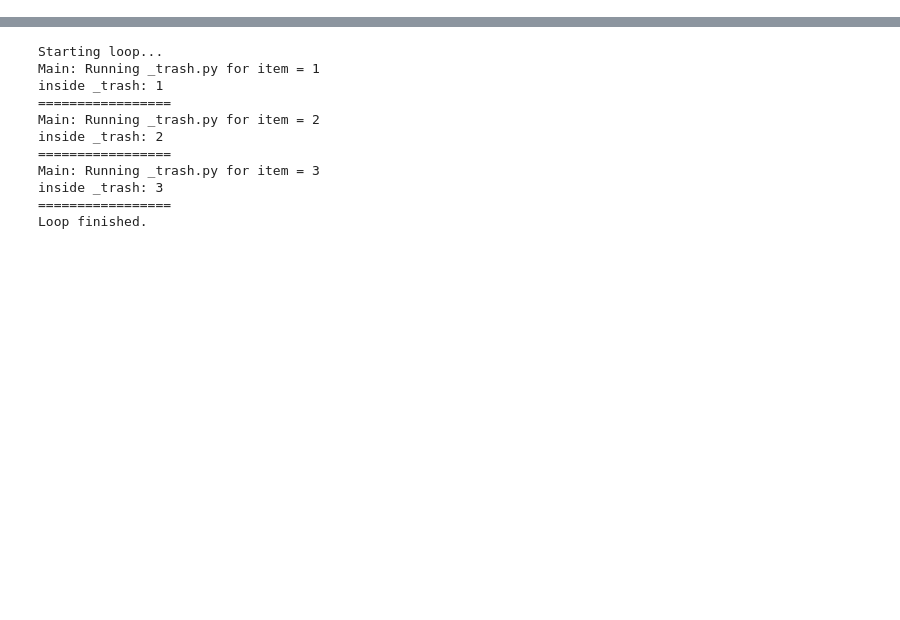
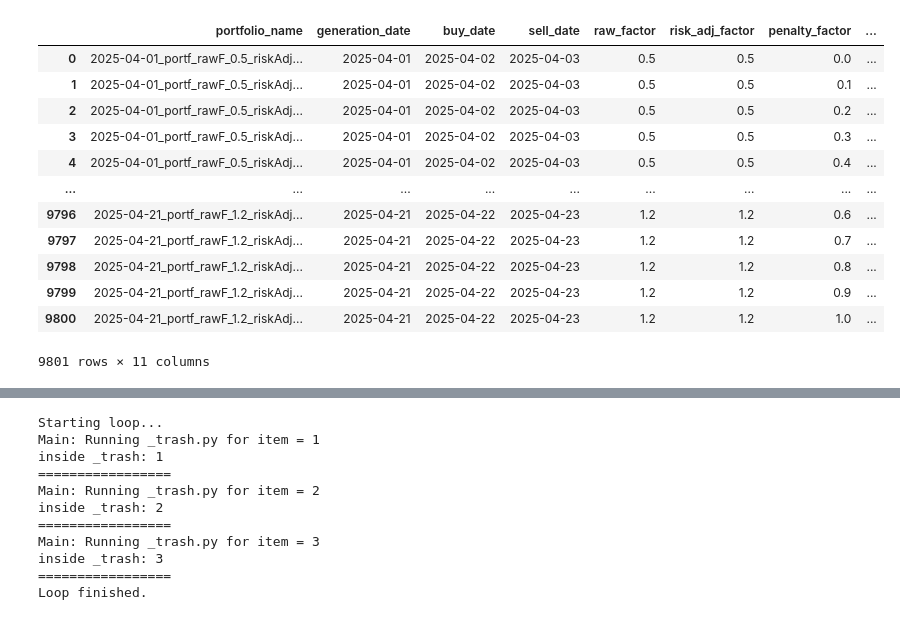
Before and after one commit to pympk/py311, a Jupyter notebook: stocks/notebooks/_working.ipynb, the cells around one changed output, grey strips where cells are left out. Cells and saved outputs as stored; diff of their text form; code cells hidden in the pictures; blank space fills up the shorter version.

```diff
--- a/stocks/notebooks/_working.ipynb
+++ b/stocks/notebooks/_working.ipynb
@@ -0,0 +1,19 @@
+# %%
+import pandas as pd
+
+df = pd.read_parquet('portfolio_returns_final.parquet')
+df
+# %% [output]
+|  | portfolio_name | generation_date | buy_date | sell_date | raw_factor | risk_adj_factor | penalty_factor | ... |
+| 0 | 2025-04-01_portf_rawF_0.5_riskAdj... | 2025-04-01 | 2025-04-02 | 2025-04-03 | 0.5 | 0.5 | 0.0 | ... |
+| 1 | 2025-04-01_portf_rawF_0.5_riskAdj... | 2025-04-01 | 2025-04-02 | 2025-04-03 | 0.5 | 0.5 | 0.1 | ... |
+| 2 | 2025-04-01_portf_rawF_0.5_riskAdj... | 2025-04-01 | 2025-04-02 | 2025-04-03 | 0.5 | 0.5 | 0.2 | ... |
+| 3 | 2025-04-01_portf_rawF_0.5_riskAdj... | 2025-04-01 | 2025-04-02 | 2025-04-03 | 0.5 | 0.5 | 0.3 | ... |
+| 4 | 2025-04-01_portf_rawF_0.5_riskAdj... | 2025-04-01 | 2025-04-02 | 2025-04-03 | 0.5 | 0.5 | 0.4 | ... |
+| ... | ... | ... | ... | ... | ... | ... | ... | ... |
+| 9796 | 2025-04-21_portf_rawF_1.2_riskAdj... | 2025-04-21 | 2025-04-22 | 2025-04-23 | 1.2 | 1.2 | 0.6 | ... |
+| 9797 | 2025-04-21_portf_rawF_1.2_riskAdj... | 2025-04-21 | 2025-04-22 | 2025-04-23 | 1.2 | 1.2 | 0.7 | ... |
+| 9798 | 2025-04-21_portf_rawF_1.2_riskAdj... | 2025-04-21 | 2025-04-22 | 2025-04-23 | 1.2 | 1.2 | 0.8 | ... |
+| 9799 | 2025-04-21_portf_rawF_1.2_riskAdj... | 2025-04-21 | 2025-04-22 | 2025-04-23 | 1.2 | 1.2 | 0.9 | ... |
+| 9800 | 2025-04-21_portf_rawF_1.2_riskAdj... | 2025-04-21 | 2025-04-22 | 2025-04-23 | 1.2 | 1.2 | 1.0 | ... |
+9801 rows × 11 columns
```
Also changed, not shown: parts of 6 cells of this notebook, 8 other files.
